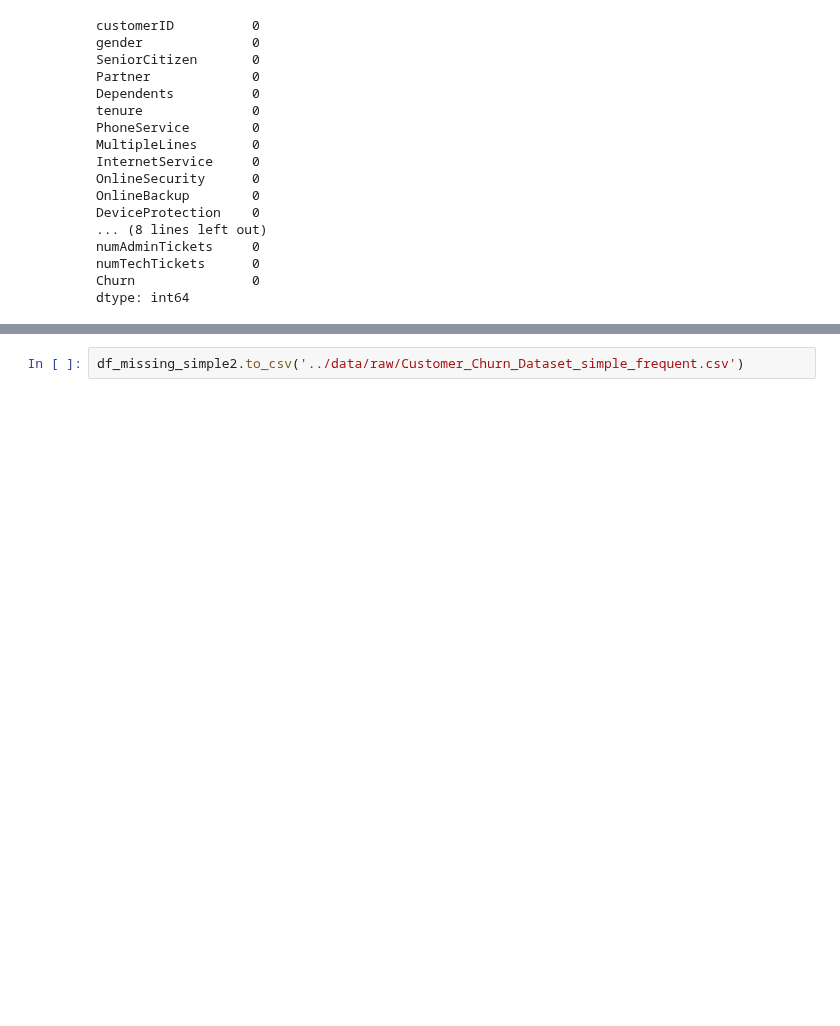
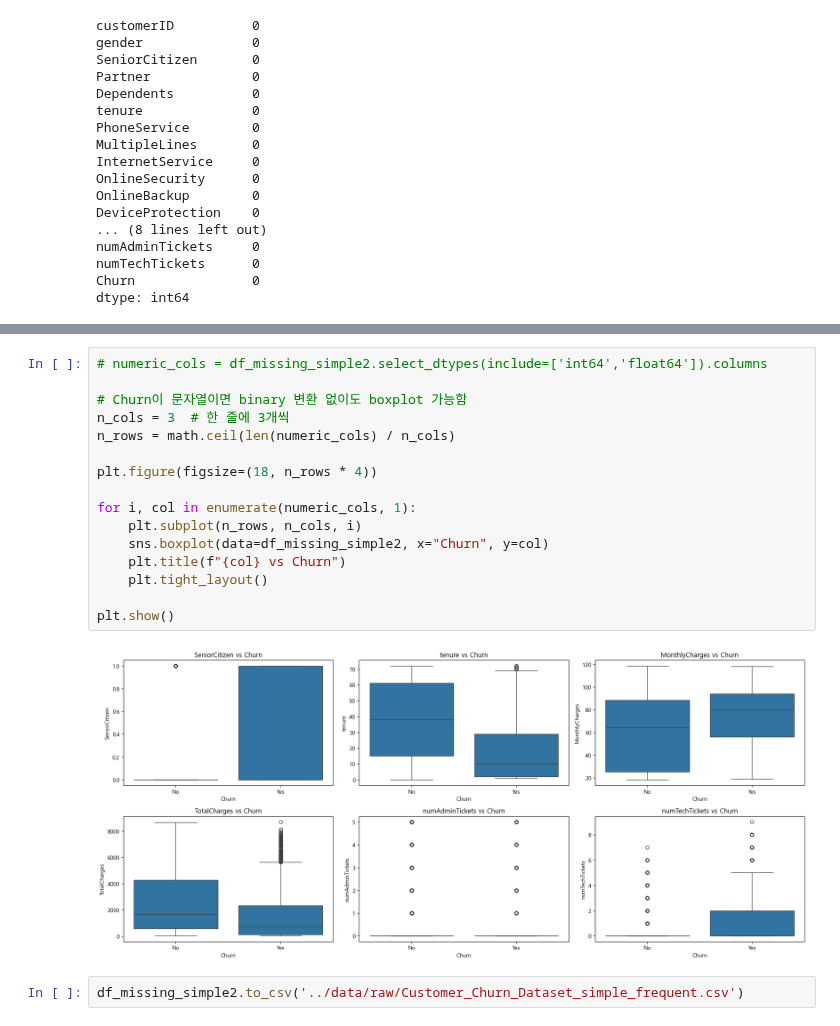
Before and after one commit to SKNETWORKS-FAMILY-AICAMP/SKN21-2nd-4Team, a Jupyter notebook: notebooks/missingValue.ipynb, the cells around one changed output, grey strips where cells are left out. Cells and saved outputs as stored; diff of their text form; blank space fills up the shorter version.

```diff
--- a/notebooks/missingValue.ipynb
+++ b/notebooks/missingValue.ipynb
@@ -216,3 +248,21 @@ dtype: int64
+# %%
+# numeric_cols = df_missing_simple2.select_dtypes(include=['int64','float64']).columns
+
+# Churn이 문자열이면 binary 변환 없이도 boxplot 가능함
+n_cols = 3  # 한 줄에 3개씩
+n_rows = math.ceil(len(numeric_cols) / n_cols)
+
+plt.figure(figsize=(18, n_rows * 4))
+
+for i, col in enumerate(numeric_cols, 1):
+    plt.subplot(n_rows, n_cols, i)
+    sns.boxplot(data=df_missing_simple2, x="Churn", y=col)
+    plt.title(f"{col} vs Churn")
+    plt.tight_layout()
+
+plt.show()
+# %% [output]
+[figure, added]
 # %%
 df_missing_simple2.to_csv('../data/raw/Customer_Churn_Dataset_simple_frequent.csv')
 # %% [markdown]
```
Also changed, not shown: parts of 7 cells of this notebook, 1 other file.
